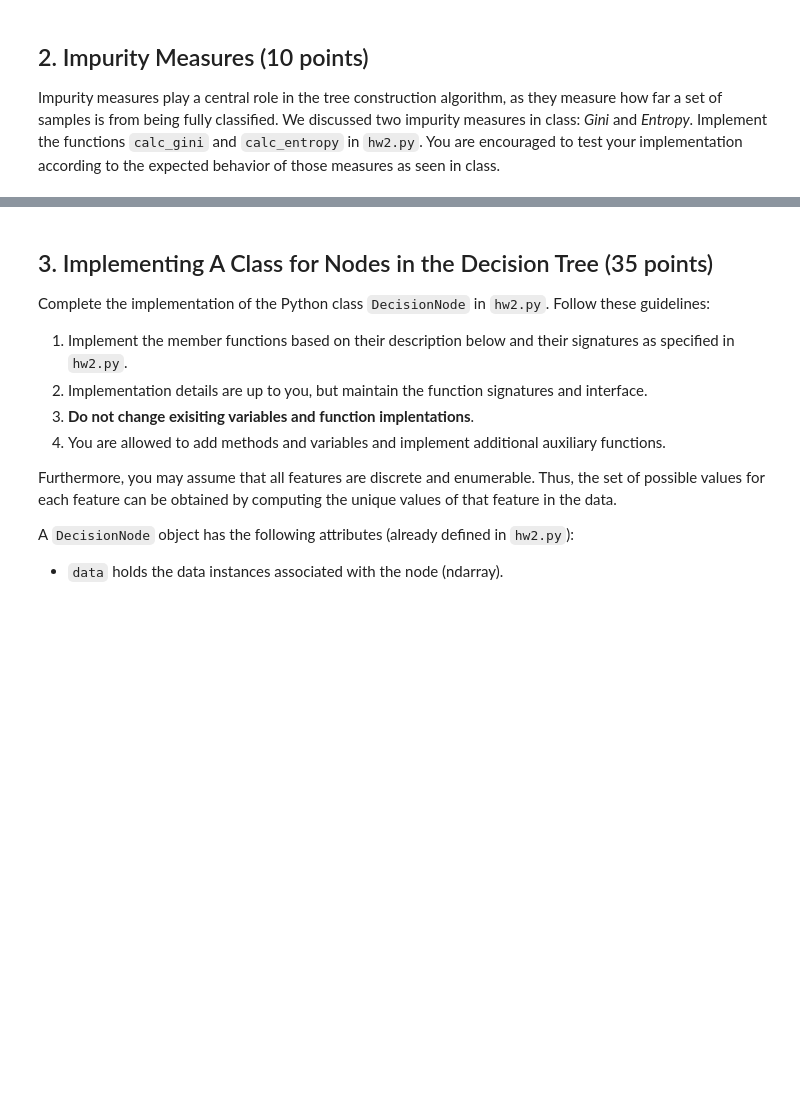
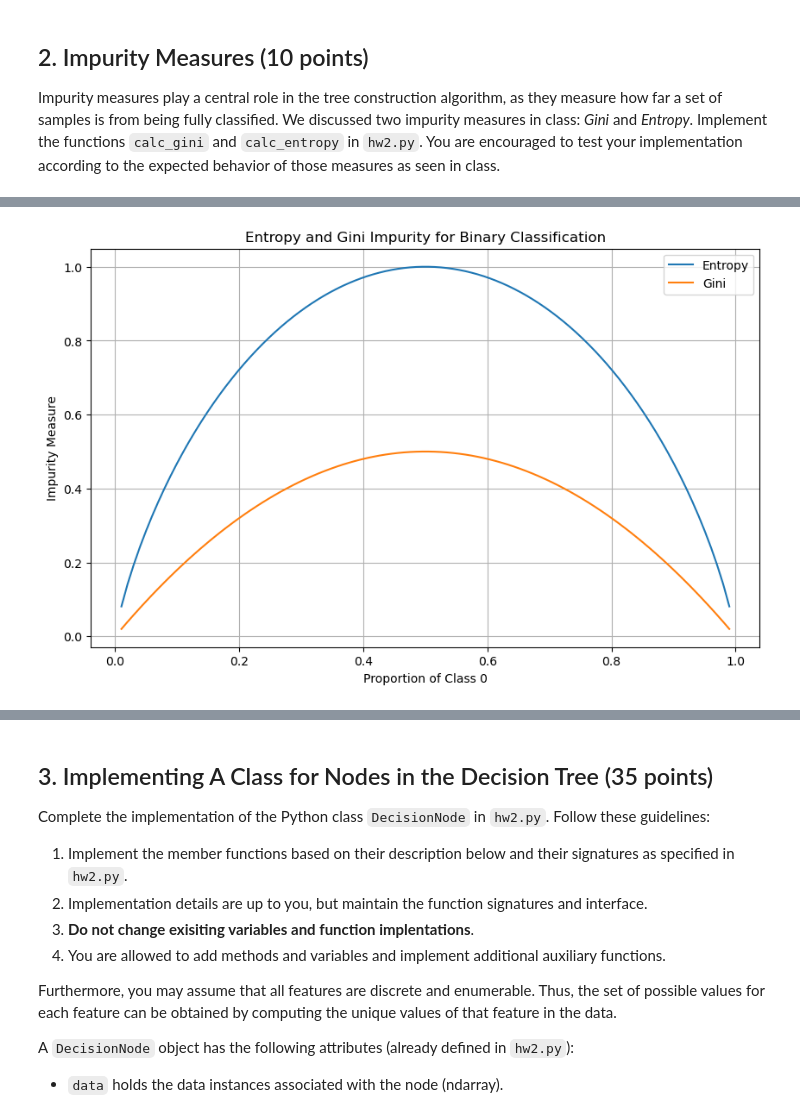
Before and after one commit to goodmanRomi/Machine_Learning_Course, a Jupyter notebook: Decision Trees/hw2_v1.ipynb, the cells around one changed output, grey strips where cells are left out. Drawn from its saved outputs; the diff is of its cells as text; code cells hidden in the pictures; blank space fills up the shorter version.

Commit message:
calc_gini+calc_entropy

```diff
--- a/Decision Trees/hw2_v1.ipynb
+++ b/Decision Trees/hw2_v1.ipynb
@@ -242,0 +250,78 @@ calc_gini(X), calc_entropy(X)
+# %%
+perfect_split = np.array([[1, 2, 3, 0],
+                           [4, 5, 6, 0],
+                           [7, 8, 9, 0]])
+print("Perfect Split Test:")
+print(f"Entropy: {calc_entropy(perfect_split)}")
+print(f"Gini: {calc_gini(perfect_split)}")
+print()
+
+##### Test Case 2: Equal Split (50/50) #####
+# should give entropy = 1.0 and gini = 0.5
+equal_split = np.array([[1, 2, 3, 0],
+                         [4, 5, 6, 0],
+                         [7, 8, 9, 1],
+                         [10, 11, 12, 1]])
+print("Equal Split Test:")
+print(f"Entropy: {calc_entropy(equal_split)}")
+print(f"Gini: {calc_gini(equal_split)}")
+print()
+
+##### Test Case 3: Uneven Split (75/25) #####
+# should give entropy ≈ 0.811 and gini = 0.375
+uneven_split = np.array([[1, 2, 3, 0],
+                          [4, 5, 6, 0],
+                          [7, 8, 9, 0],
+                          [10, 11, 12, 1]])
+print("Uneven Split Test:")
+print(f"Entropy: {calc_entropy(uneven_split)}")
+print(f"Gini: {calc_gini(uneven_split)}")
+print()
+
+##### Test Case 4: Three Classes (33.3% each) #####
+# should give entropy ≈ 1.585 and gini ≈ 0.667
+three_classes = np.array([[1, 2, 3, 0],
+                           [4, 5, 6, 1],
+                           [7, 8, 9, 2]])
+print("Three Equal Classes Test:")
+print(f"Entropy: {calc_entropy(three_classes)}")
+print(f"Gini: {calc_gini(three_classes)}")
+print()
+
+##### Visual Verification #####
+#helps you visualize the relationship between proportions and metrics
+import matplotlib.pyplot as plt
+
+p_values = np.linspace(0.01, 0.99, 100)
+entropy_values = []
+gini_values = []
+
+for p in p_values:
+    # For binary classification: proportions are p and (1-p)
+    prop_dict = {0: p, 1: 1-p}
+    # Calculate entropy manually for verification
+    entropy = -p * np.log2(p) - (1-p) * np.log2(1-p)
+    # Calculate gini manually for verification
+    gini = 1 - (p**2 + (1-p)**2)
+
+    entropy_values.append(entropy)
+    gini_values.append(gini)
+
+plt.figure(figsize=(10, 6))
+plt.plot(p_values, entropy_values, label='Entropy')
+plt.plot(p_values, gini_values, label='Gini')
+plt.xlabel('Proportion of Class 0')
+plt.ylabel('Impurity Measure')
+plt.title('Entropy and Gini Impurity for Binary Classification')
+plt.legend()
+plt.grid(True)
+plt.show()
+
+##### actual data #####
+print("Real Dataset Test:")
+print(f"Entropy of X: {calc_entropy(X)}")
+print(f"Gini of X: {calc_gini(X)}")
+print(f"Entropy of X_train: {calc_entropy(X_train)}")
+print(f"Gini of X_train: {calc_gini(X_train)}")
+print()
+# %% [output]
@@ -242,0 +343 @@ calc_gini(X), calc_entropy(X)
+[figure, added]
```
Also changed, not shown: parts of 5 cells of this notebook, 1 other file.
